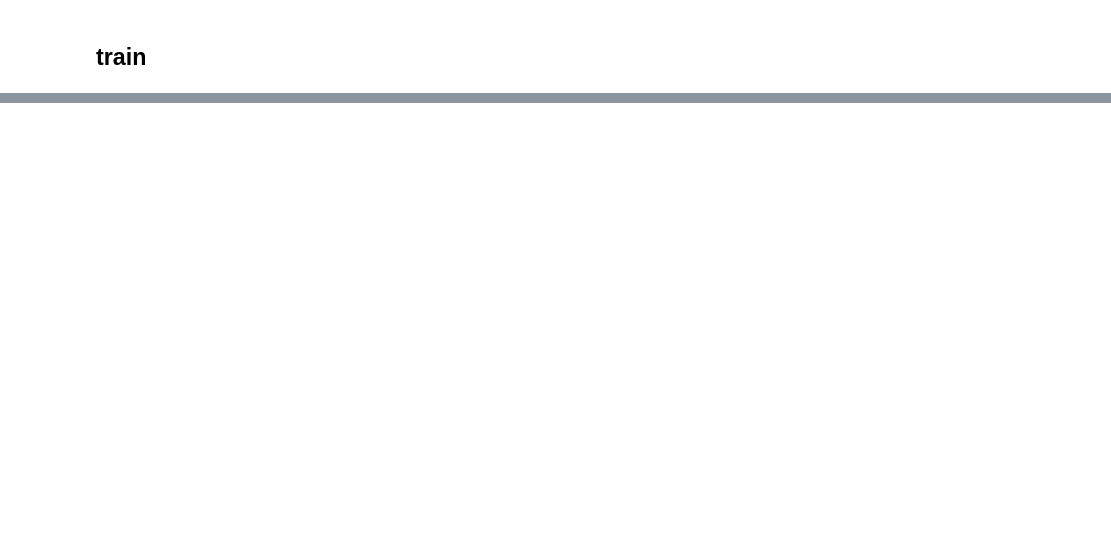
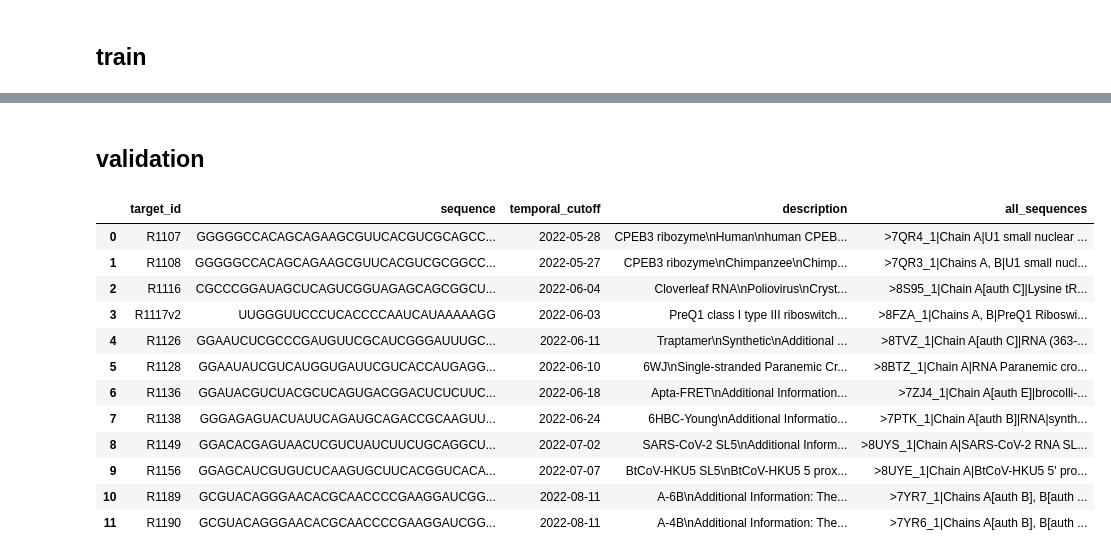
Before and after one commit to gnart33/rna-folding, a Jupyter notebook: notebooks/eda.ipynb, the cells around one changed output, grey strips where cells are left out. Saved outputs shown, nothing was run; the diff lists cells and outputs as text; code cells hidden in the pictures; blank space fills up the shorter version.

```diff
--- a/notebooks/eda.ipynb
+++ b/notebooks/eda.ipynb
@@ -76,0 +207,20 @@ all_data['validation_sequences'].head(3)
+# %% [markdown]
+## validation
+# %%
+df_s = all_data['validation_sequences']
+
+df_s
+# %% [output]
+|  | target_id | sequence | temporal_cutoff | description | all_sequences |
+| 0 | R1107 | GGGGGCCACAGCAGAAGCGUUCACGUCGCAGCC... | 2022-05-28 | CPEB3 ribozyme\nHuman\nhuman CPEB... | >7QR4_1|Chain A|U1 small nuclear ... |
+| 1 | R1108 | GGGGGCCACAGCAGAAGCGUUCACGUCGCGGCC... | 2022-05-27 | CPEB3 ribozyme\nChimpanzee\nChimp... | >7QR3_1|Chains A, B|U1 small nucl... |
+| 2 | R1116 | CGCCCGGAUAGCUCAGUCGGUAGAGCAGCGGCU... | 2022-06-04 | Cloverleaf RNA\nPoliovirus\nCryst... | >8S95_1|Chain A[auth C]|Lysine tR... |
+| 3 | R1117v2 | UUGGGUUCCCUCACCCCAAUCAUAAAAAGG | 2022-06-03 | PreQ1 class I type III riboswitch... | >8FZA_1|Chains A, B|PreQ1 Riboswi... |
+| 4 | R1126 | GGAAUCUCGCCCGAUGUUCGCAUCGGGAUUUGC... | 2022-06-11 | Traptamer\nSynthetic\nAdditional ... | >8TVZ_1|Chain A[auth C]|RNA (363-... |
+| 5 | R1128 | GGAAUAUCGUCAUGGUGAUUCGUCACCAUGAGG... | 2022-06-10 | 6WJ\nSingle-stranded Paranemic Cr... | >8BTZ_1|Chain A|RNA Paranemic cro... |
+| 6 | R1136 | GGAUACGUCUACGCUCAGUGACGGACUCUCUUC... | 2022-06-18 | Apta-FRET\nAdditional Information... | >7ZJ4_1|Chain A[auth E]|brocolli-... |
+| 7 | R1138 | GGGAGAGUACUAUUCAGAUGCAGACCGCAAGUU... | 2022-06-24 | 6HBC-Young\nAdditional Informatio... | >7PTK_1|Chain A[auth B]|RNA|synth... |
+| 8 | R1149 | GGACACGAGUAACUCGUCUAUCUUCUGCAGGCU... | 2022-07-02 | SARS-CoV-2 SL5\nAdditional Inform... | >8UYS_1|Chain A|SARS-CoV-2 RNA SL... |
+| 9 | R1156 | GGAGCAUCGUGUCUCAAGUGCUUCACGGUCACA... | 2022-07-07 | BtCoV-HKU5 SL5\nBtCoV-HKU5 5 prox... | >8UYE_1|Chain A|BtCoV-HKU5 5' pro... |
+| 10 | R1189 | GCGUACAGGGAACACGCAACCCCGAAGGAUCGG... | 2022-08-11 | A-6B\nAdditional Information: The... | >7YR7_1|Chains A[auth B], B[auth ... |
+| 11 | R1190 | GCGUACAGGGAACACGCAACCCCGAAGGAUCGG... | 2022-08-11 | A-4B\nAdditional Information: The... | >7YR6_1|Chains A[auth B], B[auth ... |
```
Also changed, not shown: parts of 20 cells of this notebook, 2 other files.
